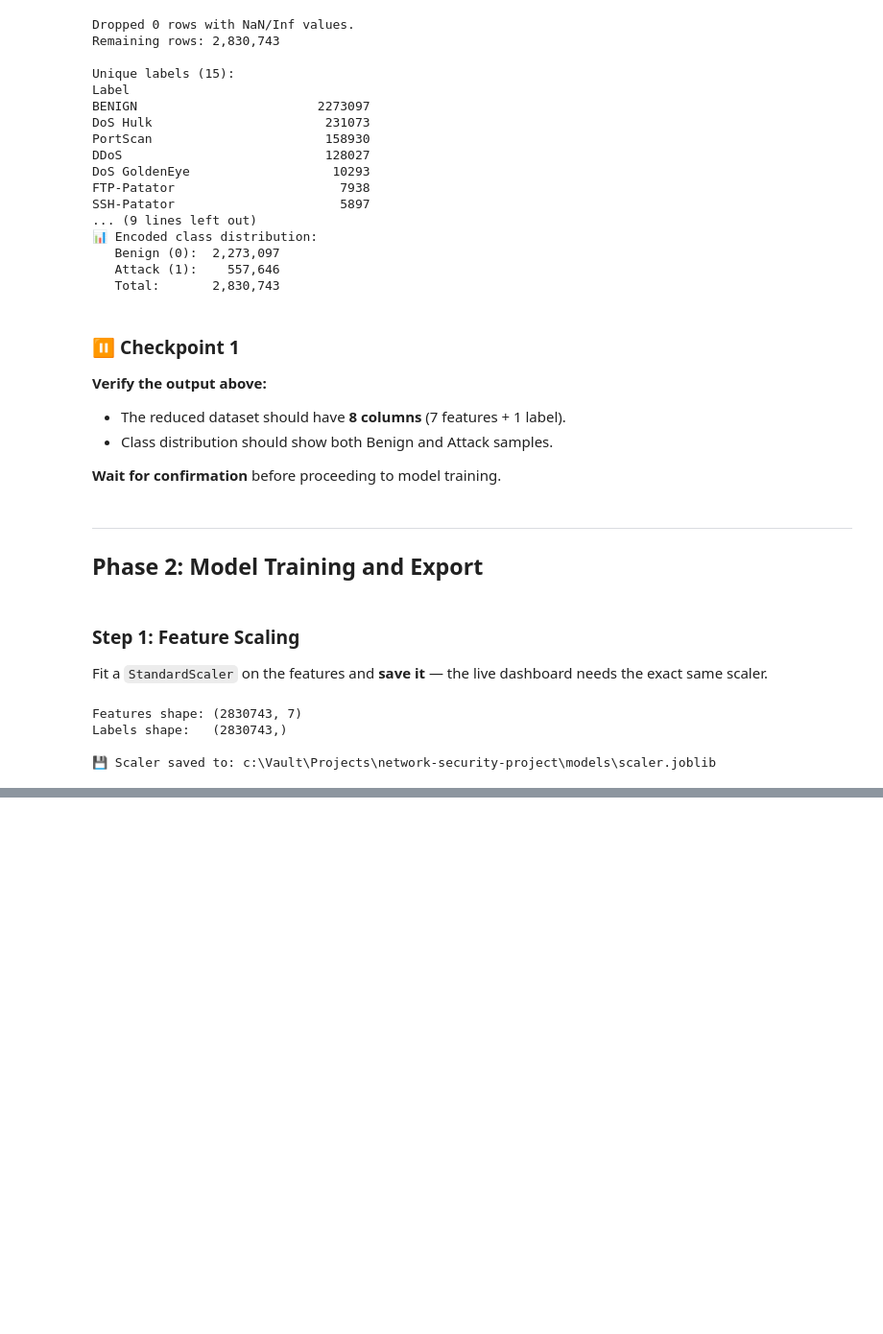
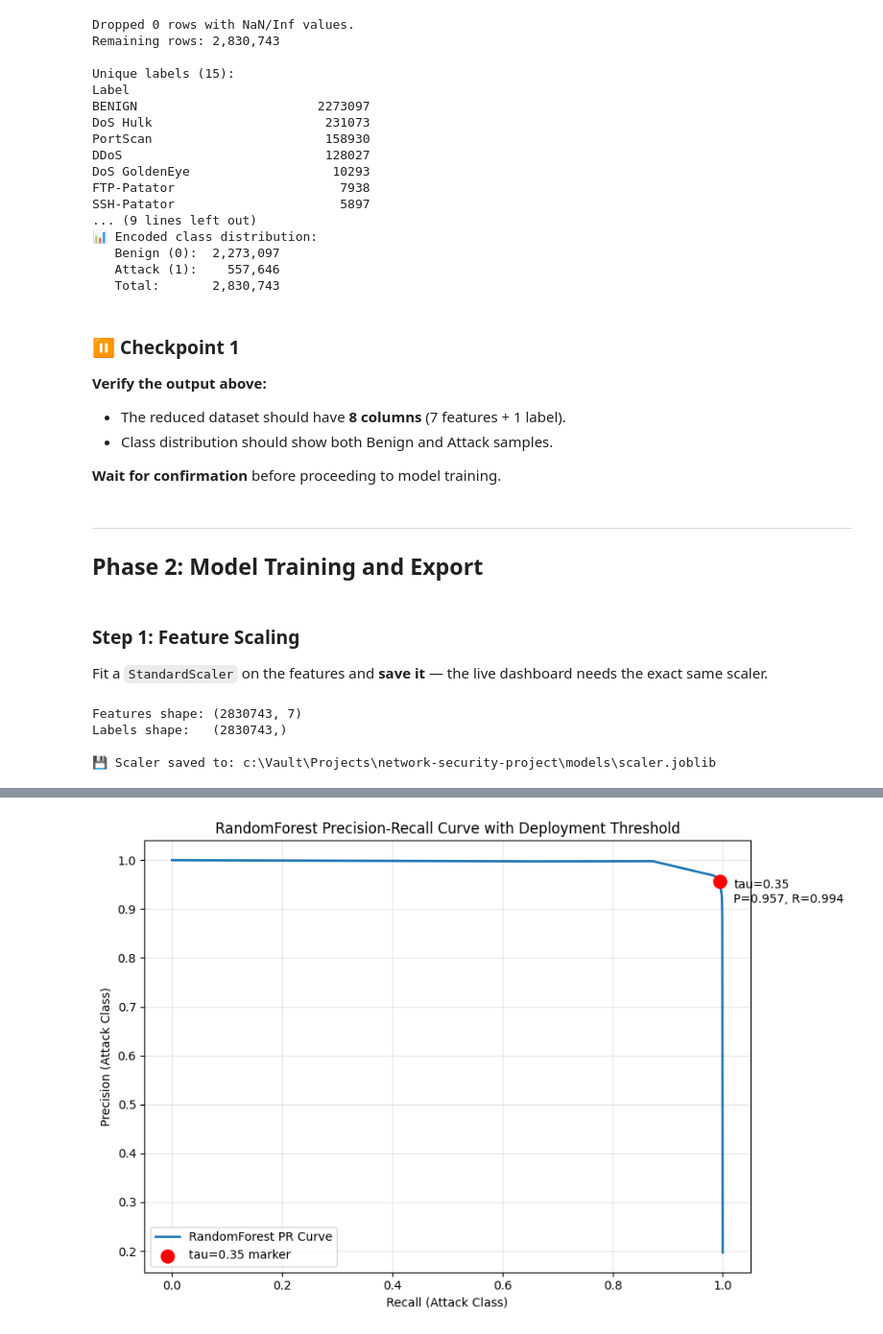
Before and after one commit to RoshanDavis/network-security-project, a Jupyter notebook: notebooks/ids_training_pipeline.ipynb, the cells around one changed output, grey strips where cells are left out. Shown at 96% size. Drawn from its saved outputs; the diff is of its cells as text; code cells hidden in the pictures; blank space fills up the shorter version.

```diff
--- a/notebooks/ids_training_pipeline.ipynb
+++ b/notebooks/ids_training_pipeline.ipynb
@@ -416,0 +556,74 @@ RandomForestClassifier            18.9398                          0.3446
+# %%
+rf_model = trained_models.get('RandomForestClassifier')
+if rf_model is None:
+    raise ValueError("RandomForestClassifier was not trained. Run the training cell first.")
+
+if not hasattr(rf_model, 'predict_proba'):
+    raise AttributeError("RandomForestClassifier must support predict_proba for PR analysis.")
+
+rf_scores = rf_model.predict_proba(X_test)[:, 1]
+rf_ap = average_precision_score(y_test, rf_scores)
+
+pr_precision, pr_recall, pr_thresholds = precision_recall_curve(y_test, rf_scores)
+
+TARGET_THRESHOLD = 0.35
+closest_idx = int(np.argmin(np.abs(pr_thresholds - TARGET_THRESHOLD)))
+threshold_on_curve = float(pr_thresholds[closest_idx])
+precision_at_tau = float(pr_precision[closest_idx])
+recall_at_tau = float(pr_recall[closest_idx])
+
+y_pred_tau = (rf_scores >= TARGET_THRESHOLD).astype(int)
+attack_precision_tau = precision_score(y_test, y_pred_tau, zero_division=0)
+attack_recall_tau = recall_score(y_test, y_pred_tau, zero_division=0)
+attack_f1_tau = f1_score(y_test, y_pred_tau, zero_division=0)
+
+tn, fp, fn, tp = confusion_matrix(y_test, y_pred_tau).ravel()
+fpr_tau = fp / max(fp + tn, 1)
+
+print("=" * 90)
+print("RandomForest Threshold Analysis @ tau = 0.35")
+print("=" * 90)
+print(f"Average Precision (AP): {rf_ap:.4f}")
+print(f"Closest curve threshold: {threshold_on_curve:.4f}")
+print(f"Precision(tau): {attack_precision_tau:.4f}")
+print(f"Recall(tau):    {attack_recall_tau:.4f}")
+print(f"F1_attack(tau): {attack_f1_tau:.4f}")
+print(f"FPR(tau):       {fpr_tau:.4f}")
+print(f"Confusion matrix @ tau: TN={tn}, FP={fp}, FN={fn}, TP={tp}")
+
+plt.figure(figsize=(9, 6))
+plt.plot(pr_recall, pr_precision, color='tab:blue', linewidth=2, label='RandomForest PR Curve')
+plt.scatter(
+    [recall_at_tau],
+    [precision_at_tau],
+    color='red',
+    s=120,
+    zorder=5,
+    label=f'tau={TARGET_THRESHOLD:.2f} marker',
+)
+
+plt.annotate(
+    f"tau={TARGET_THRESHOLD:.2f}\nP={attack_precision_tau:.3f}, R={attack_recall_tau:.3f}",
+    (recall_at_tau, precision_at_tau),
+    textcoords='offset points',
+    xytext=(12, -18),
+    ha='left',
+)
+
+plt.title('RandomForest Precision-Recall Curve with Deployment Threshold')
+plt.xlabel('Recall (Attack Class)')
+plt.ylabel('Precision (Attack Class)')
+plt.grid(alpha=0.3)
+plt.legend()
+plt.tight_layout()
+plt.show()
+
+threshold_analysis = {
+    'threshold': TARGET_THRESHOLD,
+    'average_precision': rf_ap,
+    'precision_at_threshold': attack_precision_tau,
+    'recall_at_threshold': attack_recall_tau,
+    'f1_at_threshold': attack_f1_tau,
+    'fpr_at_threshold': fpr_tau,
+}
+# %% [output]
@@ -416,0 +640 @@ RandomForestClassifier            18.9398                          0.3446
+[figure, added]
```
Also changed, not shown: parts of 13 cells of this notebook, 1 other file.
